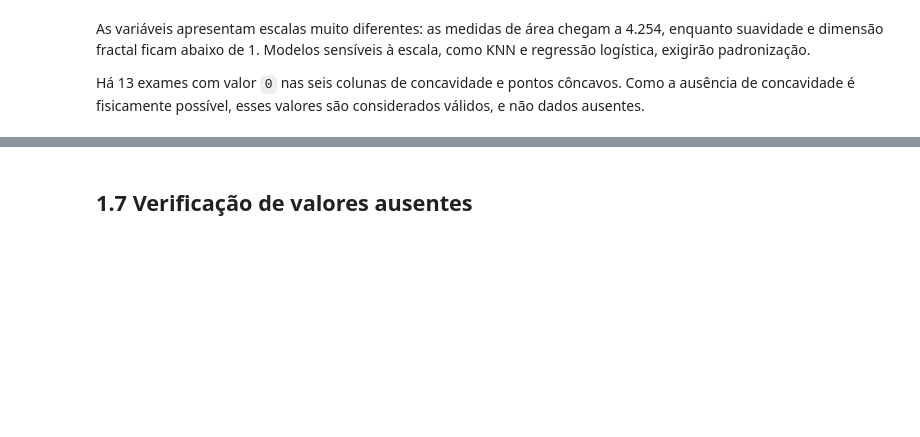
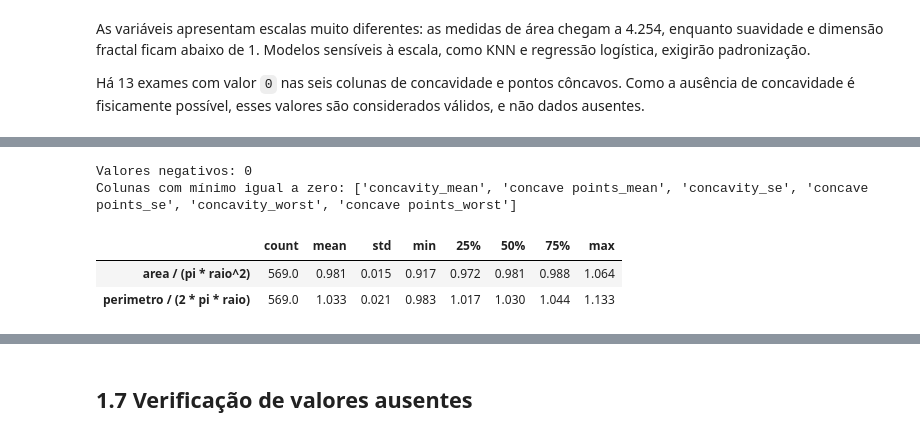
Before and after one commit to vinicius-marques1/postech-tech-challenge-fase1, a Jupyter notebook: notebooks/01_data_inspection.ipynb, the cells around one changed output, grey strips where cells are left out. Saved outputs shown, nothing was run; the diff lists cells and outputs as text; code cells hidden in the pictures; blank space fills up the shorter version.

```diff
--- a/notebooks/01_data_inspection.ipynb
+++ b/notebooks/01_data_inspection.ipynb
@@ -175,0 +242,15 @@ Há 13 exames com valor `0` nas seis colunas de concavidade e pontos côncavos.
+# %%
+print(f"Valores negativos: {(features < 0).sum().sum()}")
+print(f"Colunas com mínimo igual a zero: {features.columns[features.min() == 0].tolist()}")
+
+geometry = pd.DataFrame({
+    "area / (pi * raio^2)": df["area_mean"] / (np.pi * df["radius_mean"] ** 2),
+    "perimetro / (2 * pi * raio)": df["perimeter_mean"] / (2 * np.pi * df["radius_mean"]),
+})
+geometry.describe().T.round(3)
+# %% [output]
+Valores negativos: 0
+Colunas com mínimo igual a zero: ['concavity_mean', 'concave points_mean', 'concavity_se', 'concave points_se', 'concavity_worst', 'concave points_worst']
+|  | count | mean | std | min | 25% | 50% | 75% | max |
+| area / (pi * raio^2) | 569.0 | 0.981 | 0.015 | 0.917 | 0.972 | 0.981 | 0.988 | 1.064 |
+| perimetro / (2 * pi * raio) | 569.0 | 1.033 | 0.021 | 0.983 | 1.017 | 1.030 | 1.044 | 1.133 |
```
Also changed, not shown: parts of 11 cells of this notebook.
